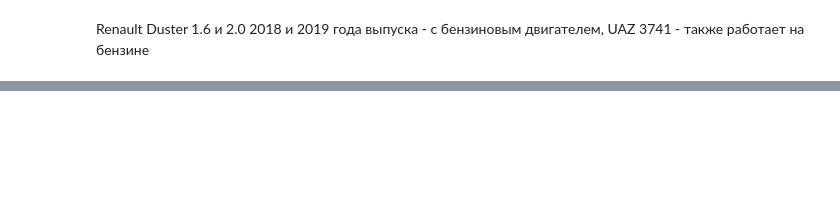
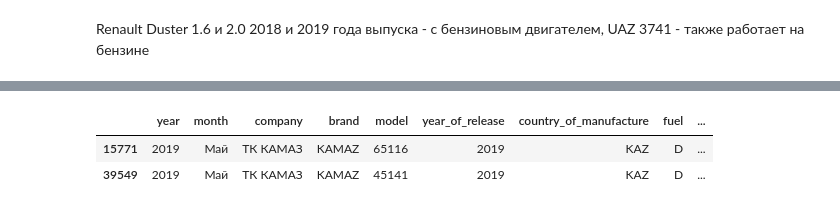
Before and after one commit to analyst-plv/car-sales, a Jupyter notebook: Авторынок.ipynb, the cells around one changed output, grey strips where cells are left out. Saved outputs shown, nothing was run; the diff lists cells and outputs as text; code cells hidden in the pictures; blank space fills up the shorter version.

```diff
--- a/Авторынок.ipynb
+++ b/Авторынок.ipynb
@@ -308,3 +340,3 @@ array(['Бензин', 'Дизель', nan, 'дизель ', 'бензин ', '
 # %%
-df[df['fuel']=='2']
+df[df['fuel']=='2']['fuel'] = 'F'
 # %% [output]
@@ -343,3 +363,5 @@ df[df['fuel']=='1,6']
 | 24999 | 2019 | Январь | Renault Россия | Renault | Sandero | 2018 | RUS | 1,6 | ... |
 | 25002 | 2019 | Январь | Renault Россия | Renault | Sandero | 2018 | RUS | 1,6 | ... |
 | 25023 | 2019 | Январь | Renault Россия | Renault | Sandero | 2018 | RUS | 1,6 | ... |
+# %%
+df[df['fuel']=='1,6']['fuel'] = 'F'
@@ -350,3 +378,5 @@ df[df['fuel']=='0']
 | 37121 | 2019 | Январь | БИПЭК АВТО | UAZ | 3741 | 2018 | KAZ | 0 | ... |
 | 37122 | 2019 | Январь | БИПЭК АВТО | UAZ | 3741 | 2018 | KAZ | 0 | ... |
 | 37123 | 2019 | Январь | БИПЭК АВТО | UAZ | 3741 | 2018 | KAZ | 0 | ... |
+# %%
+df[df['fuel']=='0']['fuel'] = 'F'
@@ -353,3 +389,5 @@ df[df['fuel']=='0']
 # %% [markdown]
 Renault Duster 1.6 и 2.0 2018 и 2019 года выпуска - с бензиновым двигателем, UAZ 3741 - также работает на бензине
+# %%
+df['fuel']=df['fuel'].fillna('unknown')
 # %% [markdown]
@@ -383,0 +445,6 @@ df[df['fuel']=='nan']
+# %%
+df[df['type_of_drive']=='Астана']
+# %% [output]
+|  | year | month | company | brand | model | year_of_release | country_of_manufacture | fuel | ... |
+| 15771 | 2019 | Май | ТК КАМАЗ | KAMAZ | 65116 | 2019 | KAZ | D | ... |
+| 39549 | 2019 | Май | ТК КАМАЗ | KAMAZ | 45141 | 2019 | KAZ | D | ... |
```
Also changed, not shown: parts of 29 cells of this notebook.
